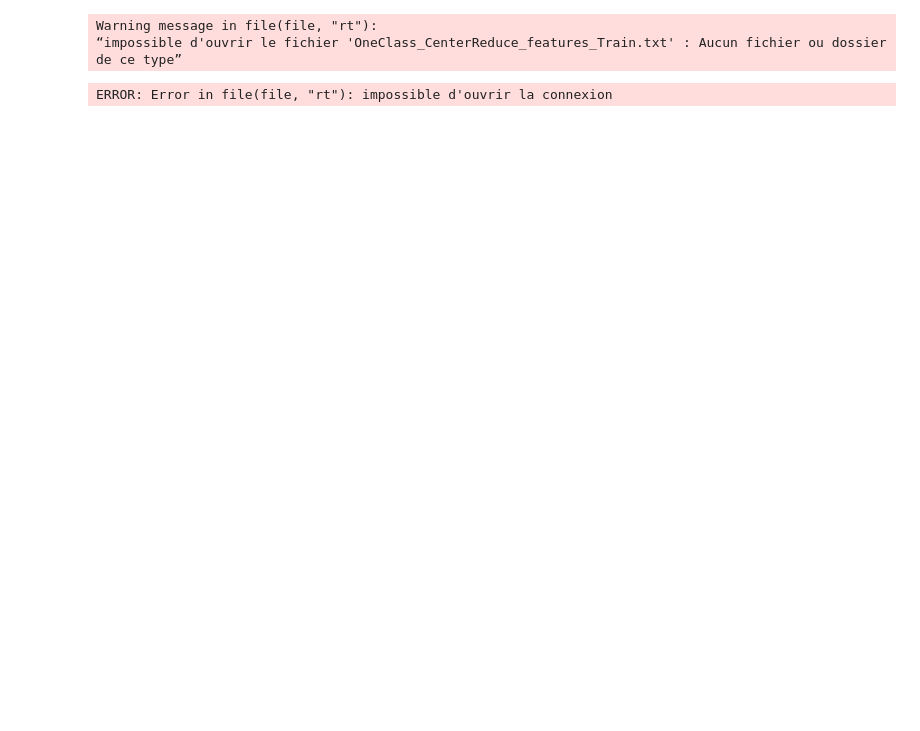
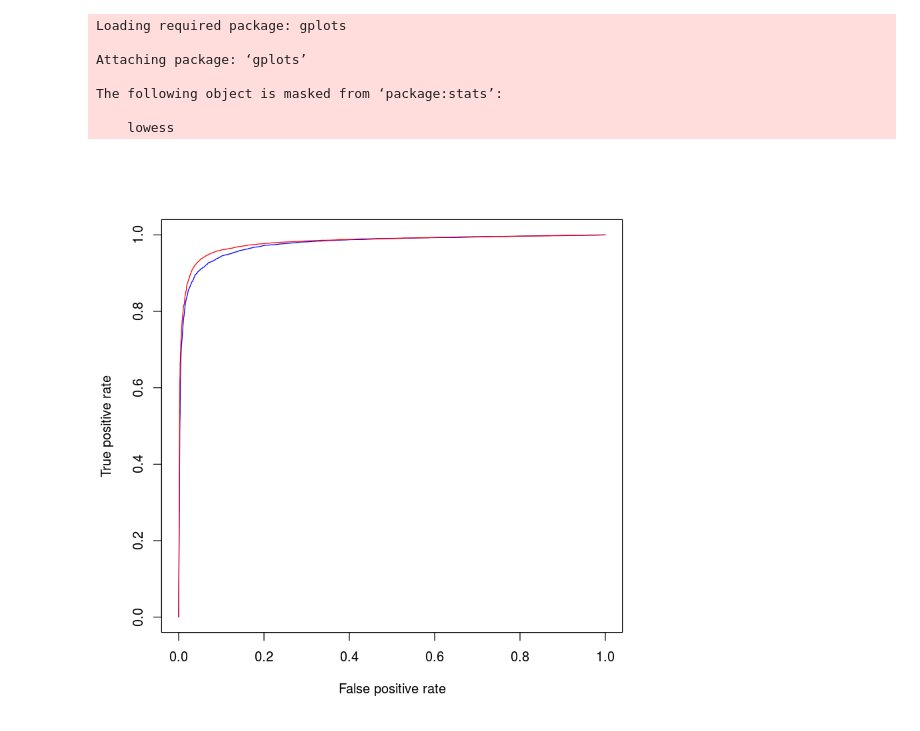
Before and after one commit to judonini/MLwithR, a Jupyter notebook: ROC+with+R.ipynb, the cells around one changed output. Saved outputs shown, nothing was run; the diff lists cells and outputs as text; code cells hidden in the pictures; blank space fills up the shorter version.

```diff
--- a/ROC+with+R.ipynb
+++ b/ROC+with+R.ipynb
@@ -1,19 +1,24 @@
 # %%
 # load data
-X <- read.table("OneClass_CenterReduce_features_Train.txt", sep = " ")
-X2 <- read.table("OneClass_CenterReduce_features+3Mass_Train.txt", sep = " ")
+X <- read.table("/home/donini/ATLAS/DeepATLAS/OneClass_CenterReduce_features_Train.txt", sep = " ")
+X2 <- read.table("/home/donini/ATLAS/DeepATLAS/OneClass_CenterReduce_features+3Mass_Train.txt", sep = " ")
 
 # create and plot RoC curve
 library(ROCR)
 
 roc <- ROCR::performance(ROCR::prediction(X[,2], X[,1]), "tpr", "fpr")
 plot(roc,col="blue")
 
 roc2 <- ROCR::performance(ROCR::prediction(X2[,2], X2[,1]), "tpr", "fpr")
 plot(roc2,col="red",add=T)
 # %% [output]
-Warning message in file(file, "rt"):
-“impossible d'ouvrir le fichier 'OneClass_CenterReduce_features_Train.txt' : Aucun fichier ou dossier de ce type”
+Loading required package: gplots
+
+Attaching package: ‘gplots’
+
+The following object is masked from ‘package:stats’:
+
+    lowess
-ERROR: Error in file(file, "rt"): impossible d'ouvrir la connexion
+[figure, added]
 # %%
 # hist
```
Also changed, not shown: parts of 4 cells of this notebook.
